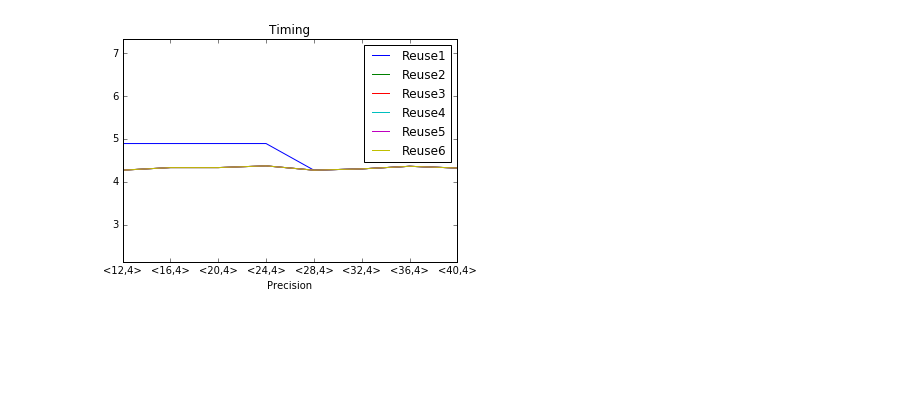
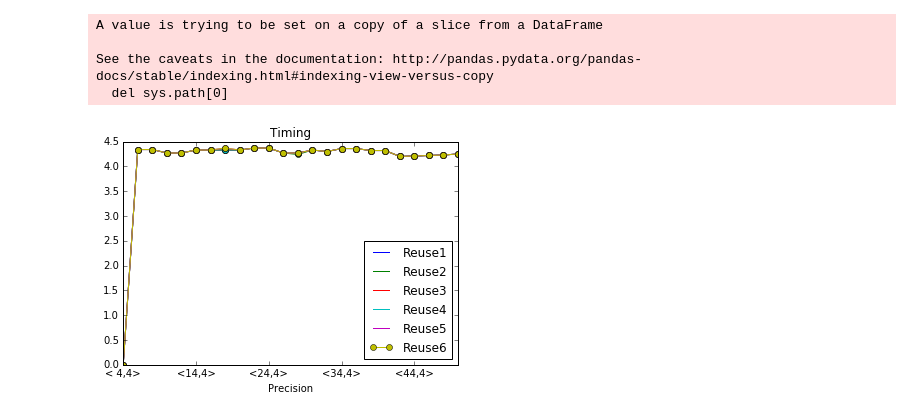
Before and after one commit to fastmachinelearning/analysis-tools, a Jupyter notebook: utils/PlotParameterScan.ipynb, the cells around one changed output. Drawn from its saved outputs; the diff is of its cells as text; code cells hidden in the pictures; blank space fills up the shorter version.

```diff
--- a/utils/PlotParameterScan.ipynb
+++ b/utils/PlotParameterScan.ipynb
@@ -3,5 +3,6 @@ import pandas
 import matplotlib
 import matplotlib.pyplot as plt
 # %%
-df = pandas.read_csv("output.csv")
+df = pandas.read_csv("output_Norm.csv")
+#df = pandas.read_csv("output.csv")
 df
@@ -8,19 +28,27 @@ df
 # %%
 df.loc[:,'Precision'] = df['DefaultPrecision'].str.strip("ap_fixed")
-plotlist = ['DSP48E', 'Latency', 'LUT', 'Interval', 'FF', 'Timing']
+df.loc[:, 'G-ops'] = df['DSP48E'] * 0.2/df['Interval']
+df.loc[:, 'Efficiency'] = df['G-ops']/ (3600*0.2)
+plotlist = ['G-ops', 'AUC', 'DSP48E', 'Latency', 'Efficiency', 'LUT', 'Interval', 'FF', 'Timing']
 fig, ax = plt.subplots()
 ax.autoscale(True, axis='y')
 for t in plotlist:
     ax.clear()
     maxx = minn = []
     for i in range(1, 7):
         dff = df[df.ReuseFactor == i]
+        dff.loc[:,'sort'] = dff.Precision.str.extract('<(\s*\d+),', expand =False).astype(int)
+        dff.sort_values('sort', inplace=True, ascending=True)
         maxx.append(dff[t].max())
         minn.append(dff[t].min())
-        dff.plot('Precision', t, ax = ax, title =t, label= "Reuse%d" % i)
-    ax.set_ylim( 0.5*min(minn), 1.5*max(maxx))
+        dff.plot('Precision', t, marker='o', ax = ax, title =t, label= "Reuse%d" % i)
+    #ax.set_ylim( 0.5*min(minn), 1.5*max(maxx))
     pltt = ax.get_figure()
     pltt.savefig("%s.pdf" % t)
     pltt.savefig("%s.png" % t)
 # %% [output]
+A value is trying to be set on a copy of a slice from a DataFrame
+
+See the caveats in the documentation: http://pandas.pydata.org/pandas-docs/stable/indexing.html#indexing-view-versus-copy
+  del sys.path[0]
-[figure, old version]
+[figure, new version]
```
Also changed, not shown: parts of 1 cell of this notebook.
